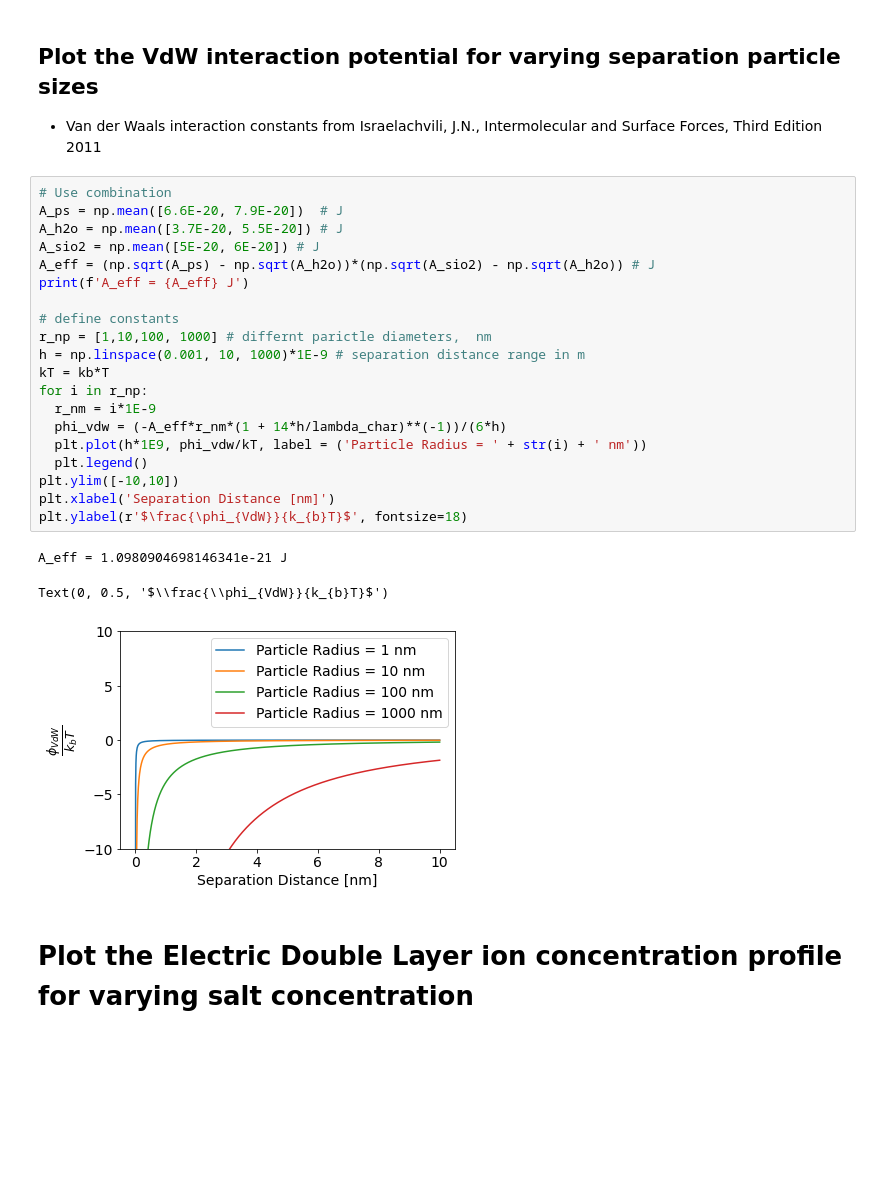
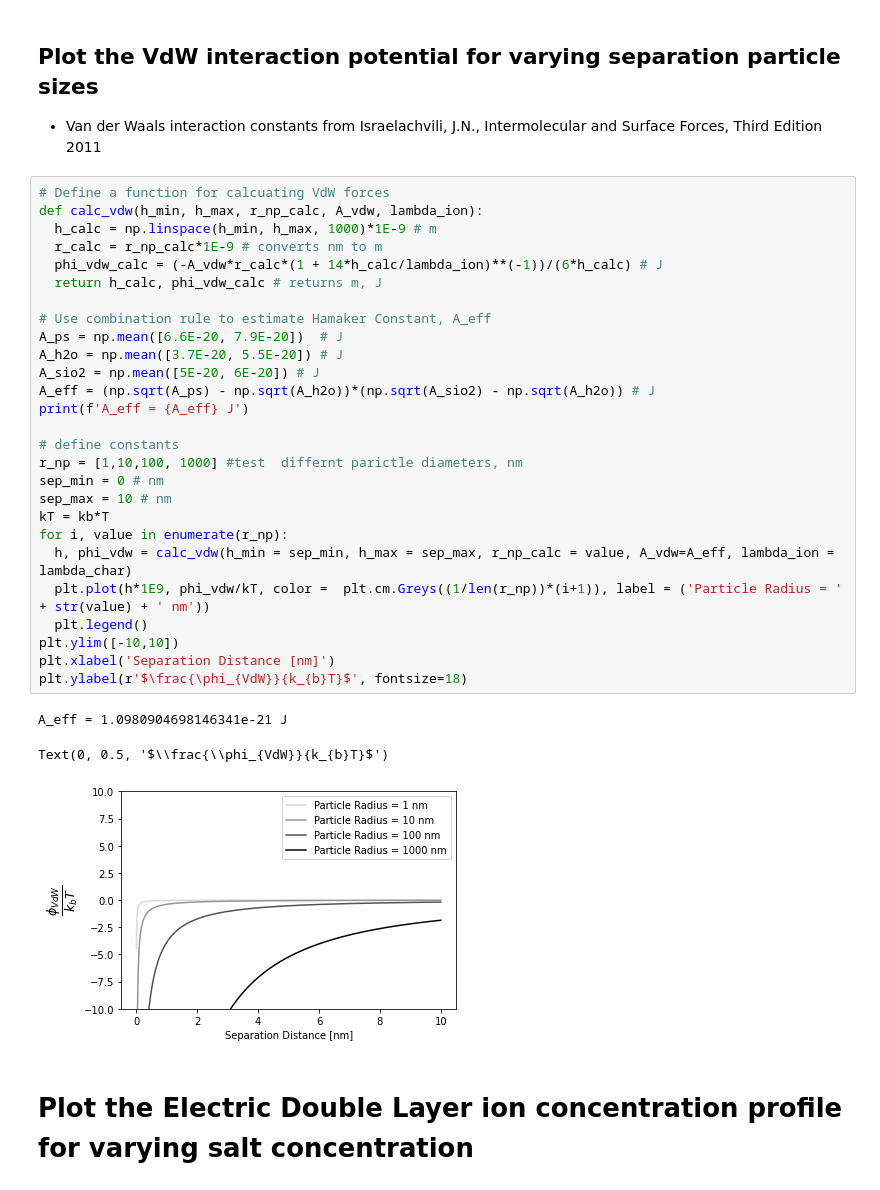
Before and after one commit to mikeboyle321/Macromolecular_Engineering_Nanoparticle_Transport, a Jupyter notebook: Worked_Example_DLVO.ipynb, the cells around one changed output. Cells and saved outputs as stored; diff of their text form; blank space fills up the shorter version.

```diff
--- a/Worked_Example_DLVO.ipynb
+++ b/Worked_Example_DLVO.ipynb
@@ -36,28 +37,35 @@ Na = 6.022E23 #/mol, Avogadro
 ## Plot the VdW interaction potential for varying separation particle sizes
 * Van der Waals interaction constants from Israelachvili, J.N., Intermolecular and Surface Forces, Third Edition 2011
 # %%
-# Use combination
+# Define a function for calcuating VdW forces
+def calc_vdw(h_min, h_max, r_np_calc, A_vdw, lambda_ion):
+  h_calc = np.linspace(h_min, h_max, 1000)*1E-9 # m
+  r_calc = r_np_calc*1E-9 # converts nm to m
+  phi_vdw_calc = (-A_vdw*r_calc*(1 + 14*h_calc/lambda_ion)**(-1))/(6*h_calc) # J
+  return h_calc, phi_vdw_calc # returns m, J
+
+# Use combination rule to estimate Hamaker Constant, A_eff
 A_ps = np.mean([6.6E-20, 7.9E-20])  # J
 A_h2o = np.mean([3.7E-20, 5.5E-20]) # J
 A_sio2 = np.mean([5E-20, 6E-20]) # J
 A_eff = (np.sqrt(A_ps) - np.sqrt(A_h2o))*(np.sqrt(A_sio2) - np.sqrt(A_h2o)) # J
 print(f'A_eff = {A_eff} J')
 
 # define constants
-r_np = [1,10,100, 1000] # differnt parictle diameters,  nm
-h = np.linspace(0.001, 10, 1000)*1E-9 # separation distance range in m
+r_np = [1,10,100, 1000] #test  differnt parictle diameters, nm
+sep_min = 0 # nm
+sep_max = 10 # nm
 kT = kb*T
-for i in r_np:
-  r_nm = i*1E-9
-  phi_vdw = (-A_eff*r_nm*(1 + 14*h/lambda_char)**(-1))/(6*h)
-  plt.plot(h*1E9, phi_vdw/kT, label = ('Particle Radius = ' + str(i) + ' nm'))
+for i, value in enumerate(r_np):
+  h, phi_vdw = calc_vdw(h_min = sep_min, h_max = sep_max, r_np_calc = value, A_vdw=A_eff, lambda_ion = lambda_char)
+  plt.plot(h*1E9, phi_vdw/kT, color =  plt.cm.Greys((1/len(r_np))*(i+1)), label = ('Particle Radius = ' + str(value) + ' nm'))
   plt.legend()
 plt.ylim([-10,10])
 plt.xlabel('Separation Distance [nm]')
 plt.ylabel(r'$\frac{\phi_{VdW}}{k_{b}T}$', fontsize=18)
 # %% [output]
 A_eff = 1.0980904698146341e-21 J
 Text(0, 0.5, '$\\frac{\\phi_{VdW}}{k_{b}T}$')
-[figure, old version]
+[figure, new version]
 # %% [markdown]
 # Plot the Electric Double Layer ion concentration profile for varying salt concentration
```
Also changed, not shown: parts of 6 cells of this notebook.
